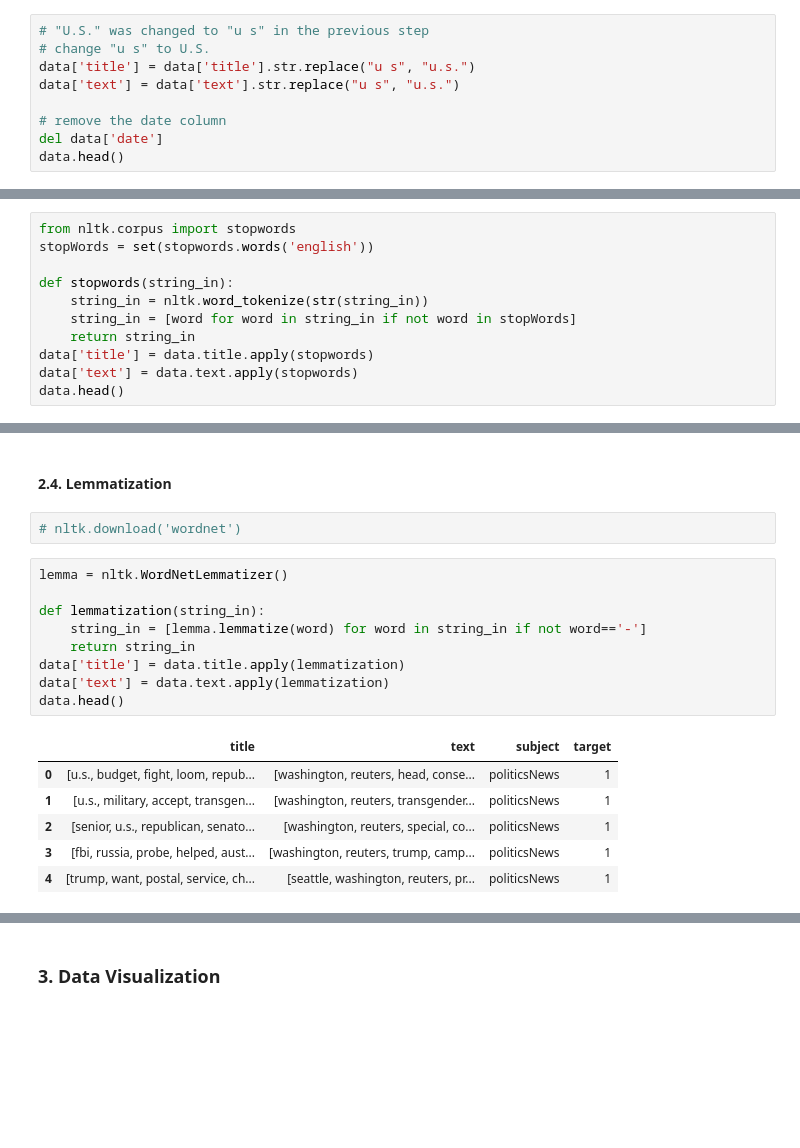
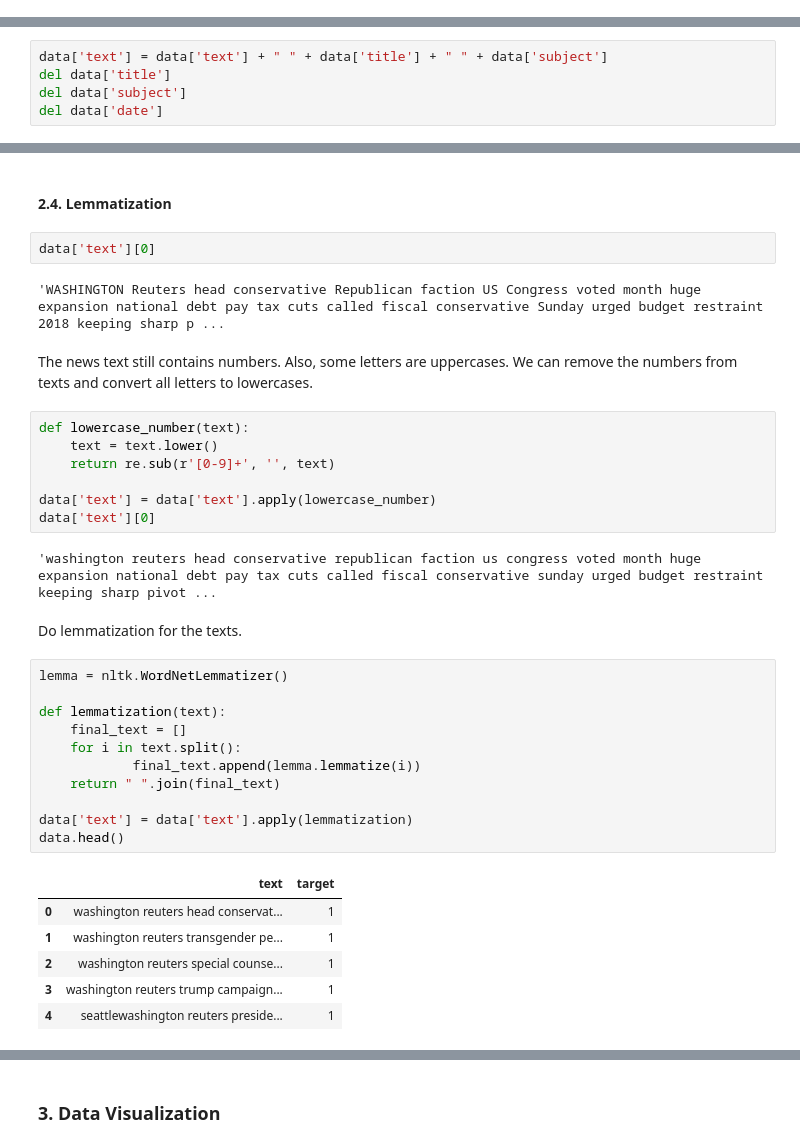
Before and after one commit to minhui-ma/Fake-news-and-real-news-classification, a Jupyter notebook: Fake_news_real_news.ipynb, the cells around one changed output, grey strips where cells are left out. Drawn from its saved outputs; the diff is of its cells as text; blank space fills up the shorter version.

Commit message:
data cleaning udpate

```diff
--- a/Fake_news_real_news.ipynb
+++ b/Fake_news_real_news.ipynb
@@ -99,9 +87,0 @@ data.head()
-# %%
-# "U.S." was changed to "u s" in the previous step
-# change "u s" to U.S.
-data['title'] = data['title'].str.replace("u s", "u.s.")
-data['text'] = data['text'].str.replace("u s", "u.s.")
-
-# remove the date column
-del data['date']
-data.head()
@@ -119,11 +87,0 @@ data.head()
-# %%
-from nltk.corpus import stopwords
-stopWords = set(stopwords.words('english'))
-
-def stopwords(string_in):
-    string_in = nltk.word_tokenize(str(string_in))
-    string_in = [word for word in string_in if not word in stopWords]
-    return string_in
-data['title'] = data.title.apply(stopwords)
-data['text'] = data.text.apply(stopwords)
-data.head()
@@ -136,0 +149,5 @@ data.head()
+# %%
+data['text'] = data['text'] + " " + data['title'] + " " + data['subject']
+del data['title']
+del data['subject']
+del data['date']
@@ -137,20 +163,37 @@ data.head()
 # %% [markdown]
 #### 2.4. Lemmatization
-# %%
-# nltk.download('wordnet')
+# %%
+data['text'][0]
+# %% [output]
+'WASHINGTON Reuters head conservative Republican faction US Congress voted month huge expansion national debt pay tax cuts called fiscal conservative Sunday urged budget restraint 2018 keeping sharp p ...
+# %% [markdown]
+The news text still contains numbers. Also, some letters are uppercases. We can remove the numbers from texts and convert all letters to lowercases.
+# %%
+def lowercase_number(text):
+    text = text.lower()
+    return re.sub(r'[0-9]+', '', text)
+
+data['text'] = data['text'].apply(lowercase_number)
+data['text'][0]
+# %% [output]
+'washington reuters head conservative republican faction us congress voted month huge expansion national debt pay tax cuts called fiscal conservative sunday urged budget restraint  keeping sharp pivot ...
+# %% [markdown]
+Do lemmatization for the texts.
 # %%
 lemma = nltk.WordNetLemmatizer()
 
-def lemmatization(string_in):
-    string_in = [lemma.lemmatize(word) for word in string_in if not word=='-']
-    return string_in
-data['title'] = data.title.apply(lemmatization)
-data['text'] = data.text.apply(lemmatization)
+def lemmatization(text):
+    final_text = []
+    for i in text.split():
+            final_text.append(lemma.lemmatize(i))
+    return " ".join(final_text)
+
+data['text'] = data['text'].apply(lemmatization)
 data.head()
 # %% [output]
-|  | title | text | subject | target |
-| 0 | [u.s., budget, fight, loom, repub... | [washington, reuters, head, conse... | politicsNews | 1 |
-| 1 | [u.s., military, accept, transgen... | [washington, reuters, transgender... | politicsNews | 1 |
-| 2 | [senior, u.s., republican, senato... | [washington, reuters, special, co... | politicsNews | 1 |
-| 3 | [fbi, russia, probe, helped, aust... | [washington, reuters, trump, camp... | politicsNews | 1 |
-| 4 | [trump, want, postal, service, ch... | [seattle, washington, reuters, pr... | politicsNews | 1 |
+|  | text | target |
+| 0 | washington reuters head conservat... | 1 |
+| 1 | washington reuters transgender pe... | 1 |
+| 2 | washington reuters special counse... | 1 |
+| 3 | washington reuters trump campaign... | 1 |
+| 4 | seattlewashington reuters preside... | 1 |
```
Also changed, not shown: parts of 29 cells of this notebook.
